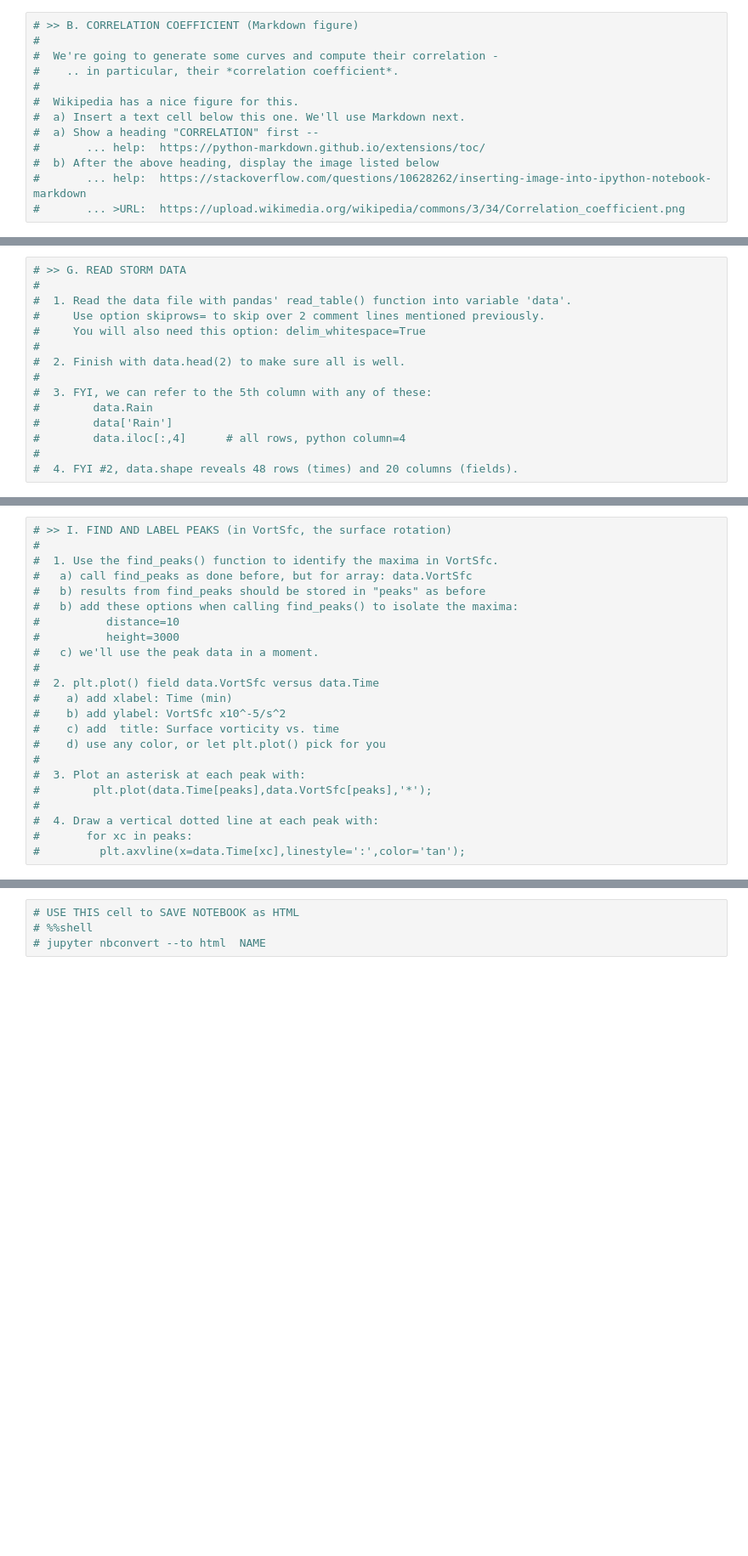
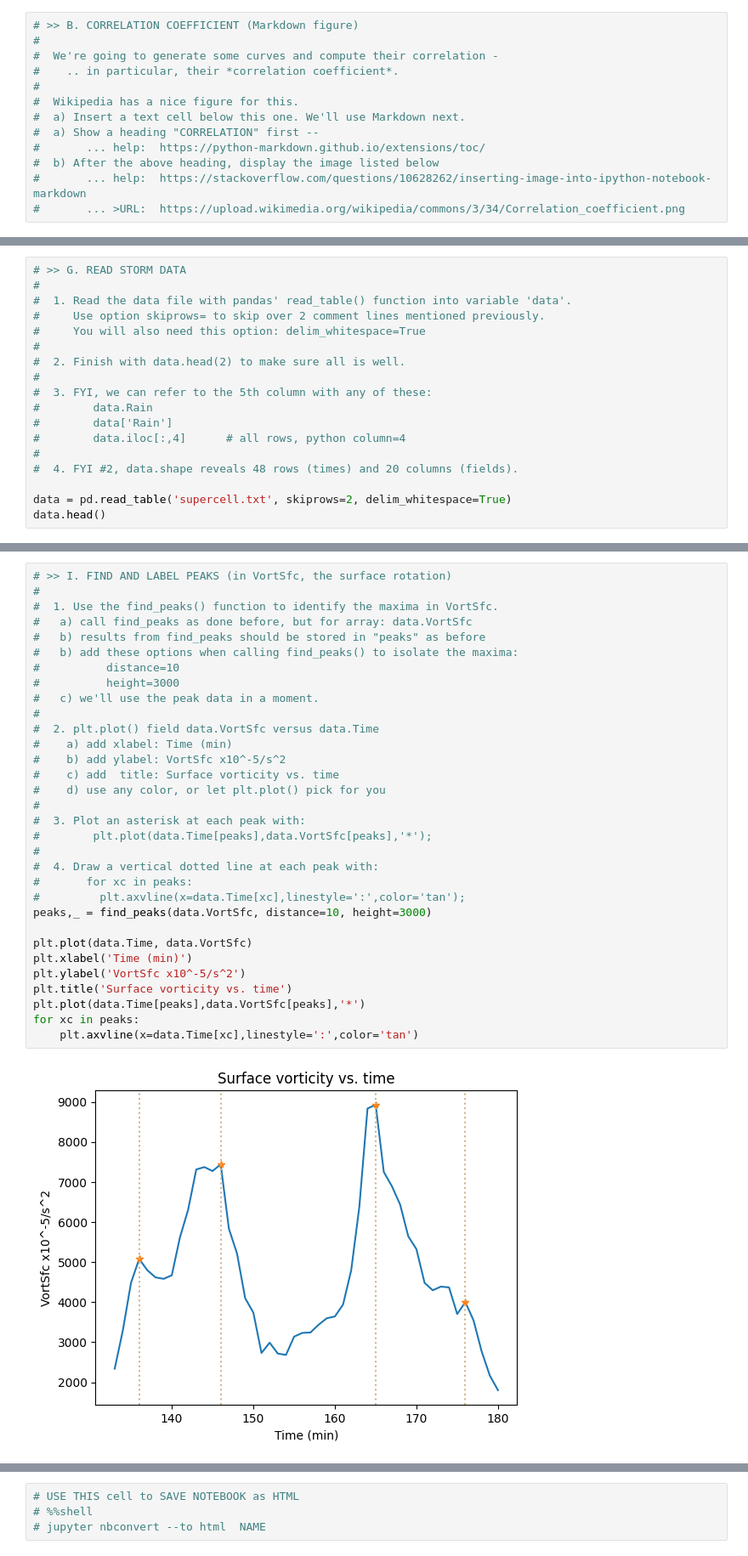
Before and after one commit to TheoXiong7/ATMS-305, a Jupyter notebook: lab20/Lab20_Fa24_Correlation.ipynb, the cells around one changed output, grey strips where cells are left out. Shown at 85% size. Saved outputs shown, nothing was run; the diff lists cells and outputs as text; blank space fills up the shorter version.

```diff
--- a/lab20/Lab20_Fa24_Correlation.ipynb
+++ b/lab20/Lab20_Fa24_Correlation.ipynb
@@ -135,3 +199,6 @@ y2 = 20 + 5*np.sin(x - np.pi/180.*angle);
 #        data.iloc[:,4]      # all rows, python column=4
 #
 #  4. FYI #2, data.shape reveals 48 rows (times) and 20 columns (fields).
+
+data = pd.read_table('supercell.txt', skiprows=2, delim_whitespace=True)
+data.head()
@@ -146,26 +231,37 @@ y2 = 20 + 5*np.sin(x - np.pi/180.*angle);
 # %%
 # >> I. FIND AND LABEL PEAKS (in VortSfc, the surface rotation)
 #
 #  1. Use the find_peaks() function to identify the maxima in VortSfc.
 #   a) call find_peaks as done before, but for array: data.VortSfc
 #   b) results from find_peaks should be stored in "peaks" as before
 #   b) add these options when calling find_peaks() to isolate the maxima:
 #          distance=10
 #          height=3000
 #   c) we'll use the peak data in a moment.
 #
 #  2. plt.plot() field data.VortSfc versus data.Time
 #    a) add xlabel: Time (min)
 #    b) add ylabel: VortSfc x10^-5/s^2
 #    c) add  title: Surface vorticity vs. time
 #    d) use any color, or let plt.plot() pick for you
 #
 #  3. Plot an asterisk at each peak with:
 #        plt.plot(data.Time[peaks],data.VortSfc[peaks],'*');
 #
 #  4. Draw a vertical dotted line at each peak with:
 #       for xc in peaks:
 #         plt.axvline(x=data.Time[xc],linestyle=':',color='tan');
+peaks,_ = find_peaks(data.VortSfc, distance=10, height=3000)
+
+plt.plot(data.Time, data.VortSfc)
+plt.xlabel('Time (min)')
+plt.ylabel('VortSfc x10^-5/s^2')
+plt.title('Surface vorticity vs. time')
+plt.plot(data.Time[peaks],data.VortSfc[peaks],'*')
+for xc in peaks:
+    plt.axvline(x=data.Time[xc],linestyle=':',color='tan')
+# %% [output]
+[figure, added]
 # %%
 # >> J. 3-PANEL PLOT
 #
```
Also changed, not shown: parts of 14 cells of this notebook, 2 other files.
